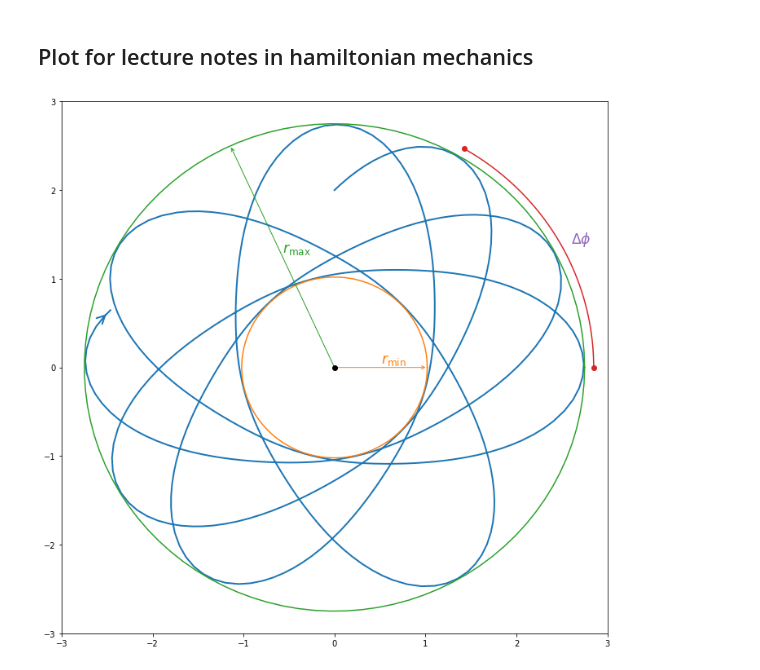
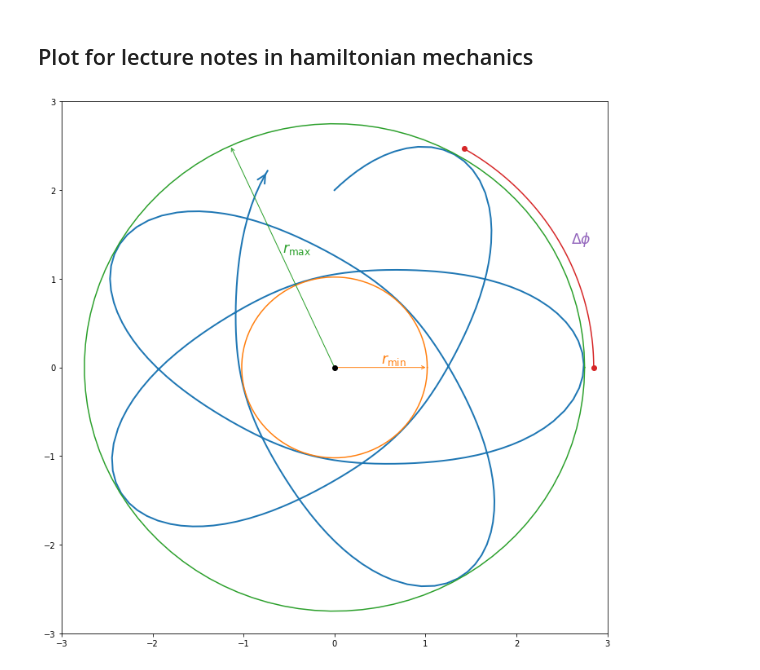
Before and after one commit to mseri/teachingplayground, a Jupyter notebook: CentralPotential.ipynb, the cells around one changed output. Cells and saved outputs as stored; diff of their text form; code cells hidden in the pictures.

Commit message:
Update figure for notes
Signed-off-by: Marcello Seri <marcello.seri@gmail.com>

```diff
--- a/CentralPotential.ipynb
+++ b/CentralPotential.ipynb
@@ -130,6 +130,6 @@ def kepler_plot_with_annuli(t0, tf, y0, field = field1, V = V1, view=(-3,3,-3,3)
 
     plt.show()
 # %%
-kepler_plot_with_annuli(0,113, (0, 2, 0.4, 0.4), field=field1p, V=V1p, roots=[1.02, 2.75], save="annular-region.pdf")
+kepler_plot_with_annuli(0, 68, (0, 2, 0.4, 0.4), field=field1p, V=V1p, roots=[1.02, 2.75], save="annular-region.pdf")
 # %% [output]
-[figure, old version]
+[figure, new version]
```
Also changed, not shown: 1 other file.
